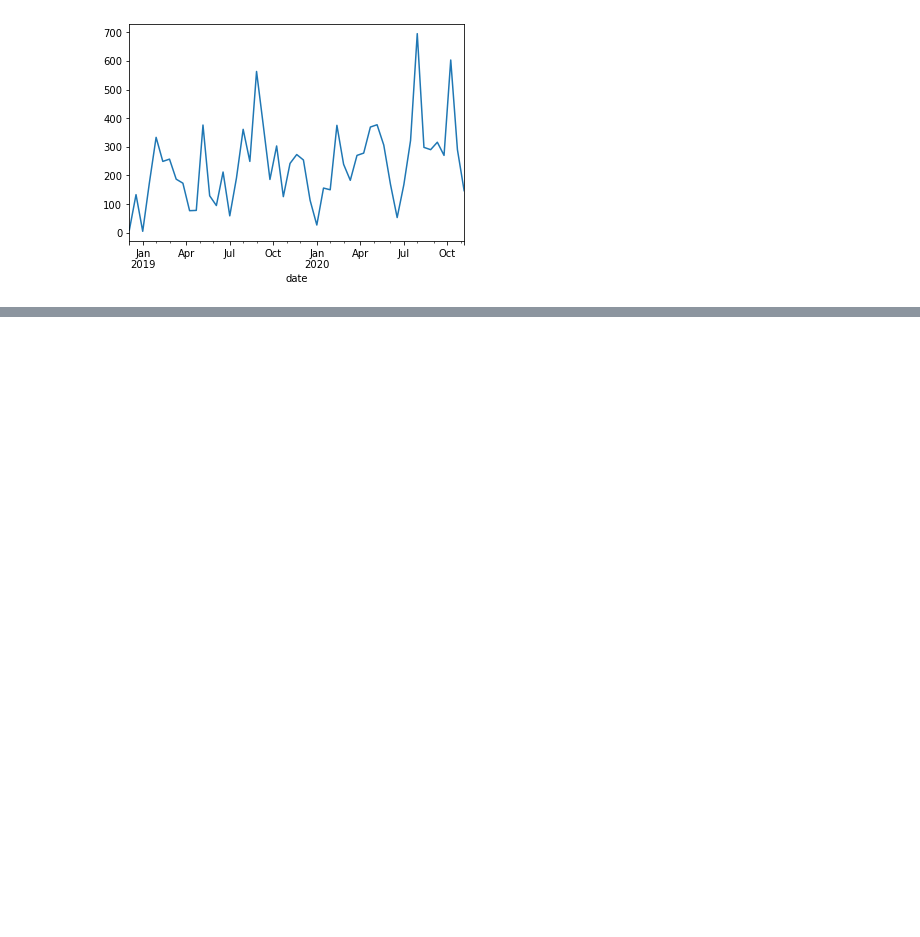
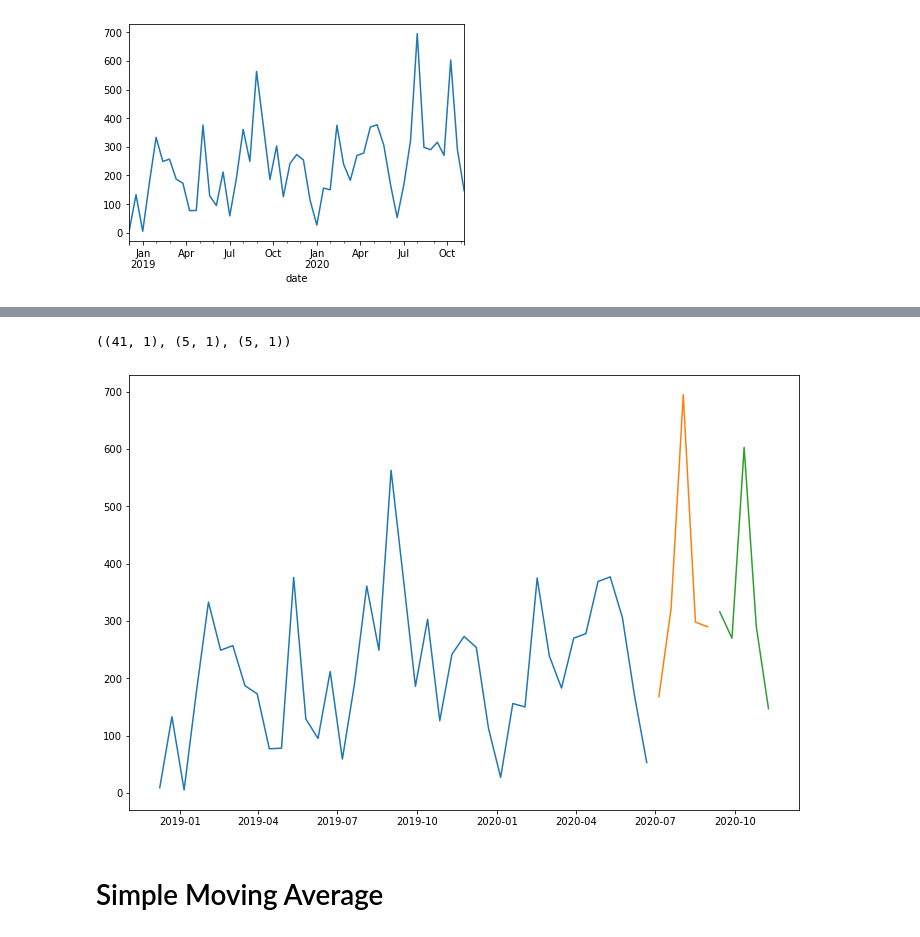
Before and after one commit to matt-c-knight/anomaly-detection-exercises, a Jupyter notebook: time_series_anomaly_detection.ipynb, the cells around one changed output, grey strips where cells are left out. Saved outputs shown, nothing was run; the diff lists cells and outputs as text; code cells hidden in the pictures; blank space fills up the shorter version.

```diff
--- a/time_series_anomaly_detection.ipynb
+++ b/time_series_anomaly_detection.ipynb
@@ -615,0 +839,18 @@ Name: ip, dtype: int64
+# %%
+train = count[:'2020-06-21']
+validate = count['2020-07-05':'2020-08-30']
+test = count['2020-09-13':]
+# %%
+train.shape, validate.shape, test.shape
+# %% [output]
+((41, 1), (5, 1), (5, 1))
+# %%
+plt.figure(figsize=(12, 8))
+plt.plot(train)
+plt.plot(validate)
+plt.plot(test)
+plt.show()
+# %% [output]
+[figure, added]
+# %% [markdown]
+# Simple Moving Average
```
Also changed, not shown: parts of 76 cells of this notebook.
